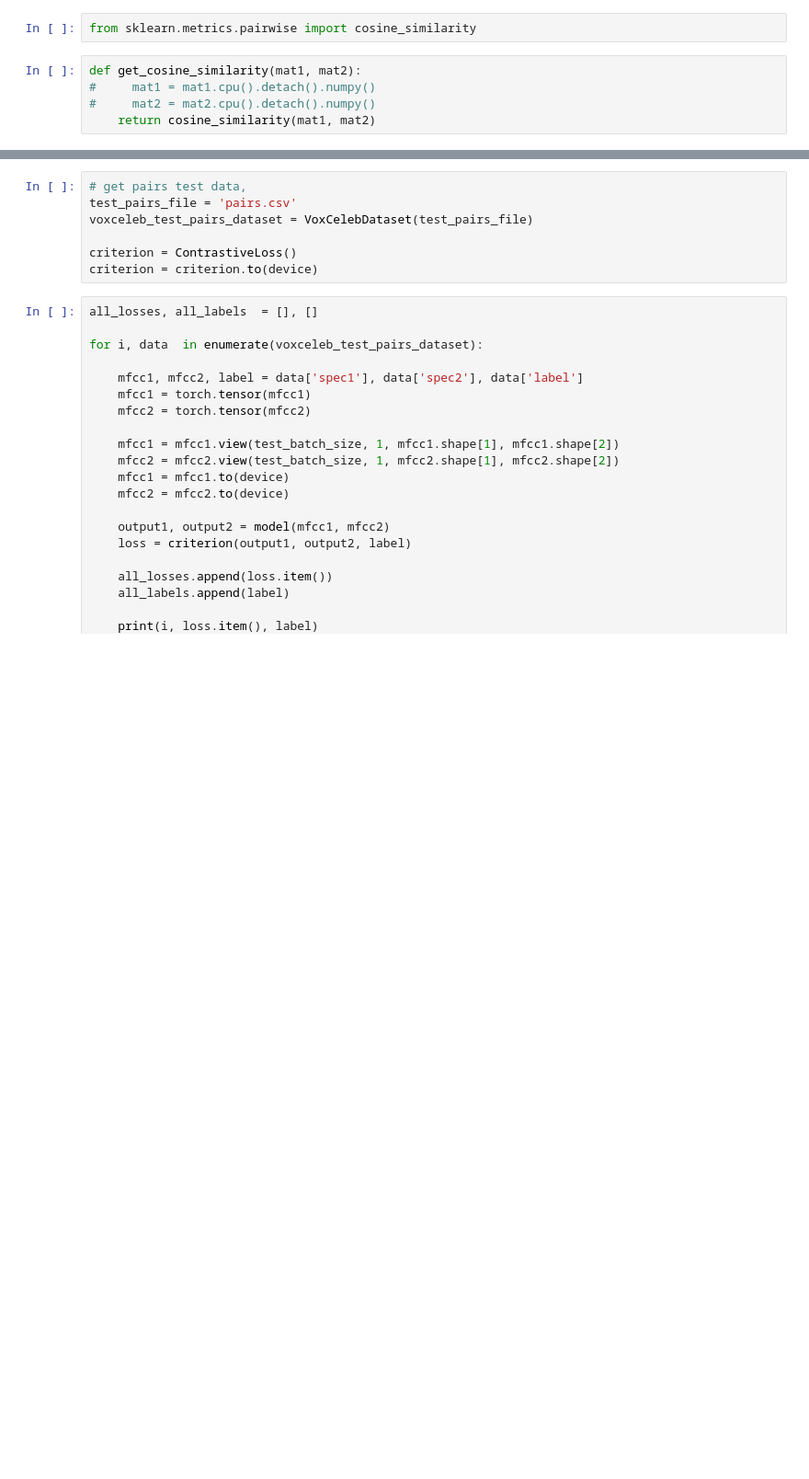
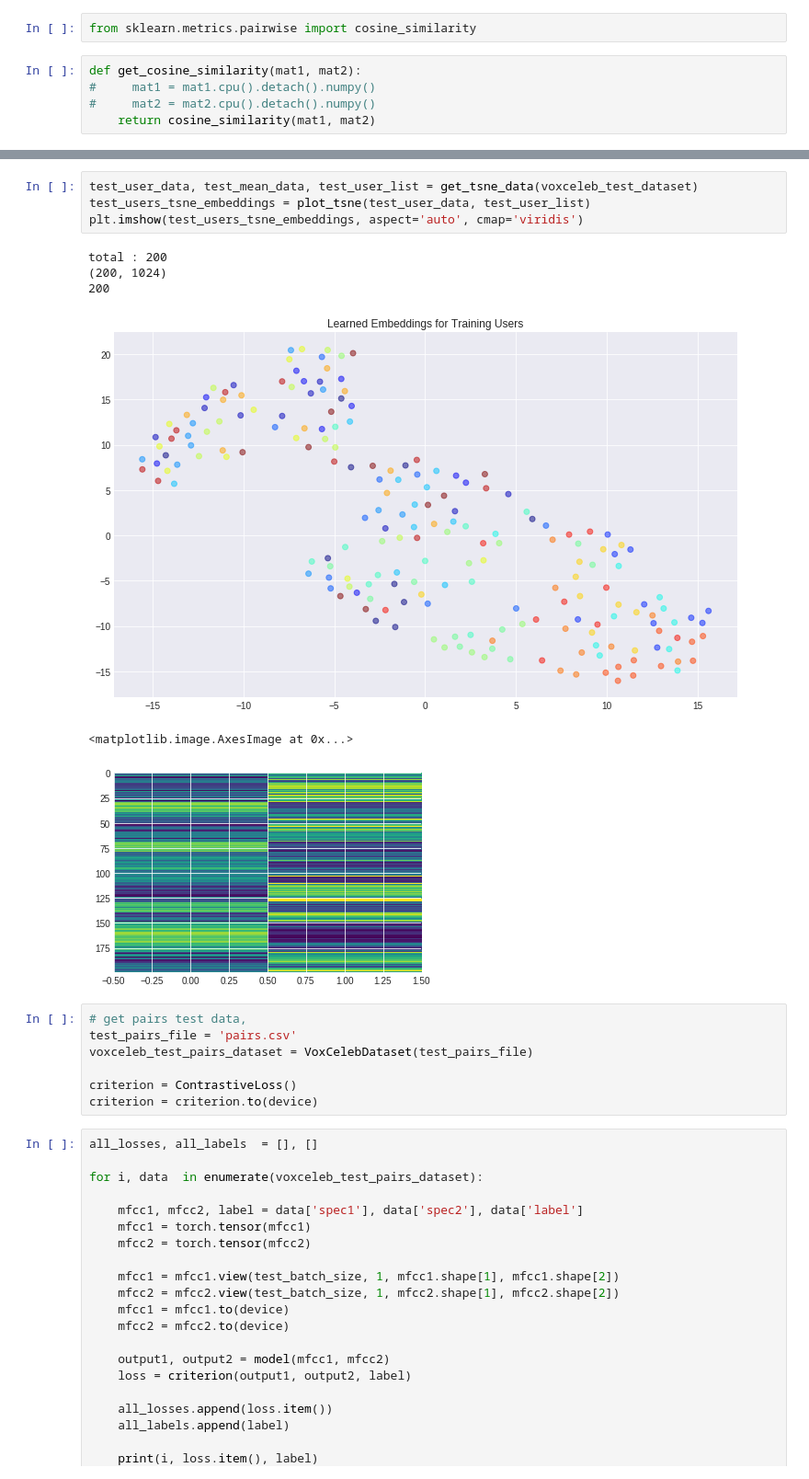
Before and after one commit to Dheeraj2444/speaker-identification, a Jupyter notebook: checkpoint_ML_Part.ipynb, the cells around one changed output, grey strips where cells are left out. Shown at 92% size. Drawn from its saved outputs; the diff is of its cells as text; blank space fills up the shorter version.

```diff
--- a/checkpoint_ML_Part.ipynb
+++ b/checkpoint_ML_Part.ipynb
@@ -239,3 +246,14 @@ total : 800
+# %%
+test_user_data, test_mean_data, test_user_list = get_tsne_data(voxceleb_test_dataset)
+test_users_tsne_embeddings = plot_tsne(test_user_data, test_user_list)
+plt.imshow(test_users_tsne_embeddings, aspect='auto', cmap='viridis')
+# %% [output]
+total : 200
+(200, 1024)
+200
+[figure, added]
+<matplotlib.image.AxesImage at 0x...>
+[figure, added]
 # %%
 # get pairs test data,
 test_pairs_file = 'pairs.csv'
```
Also changed, not shown: parts of 27 cells of this notebook, 7 other files.
